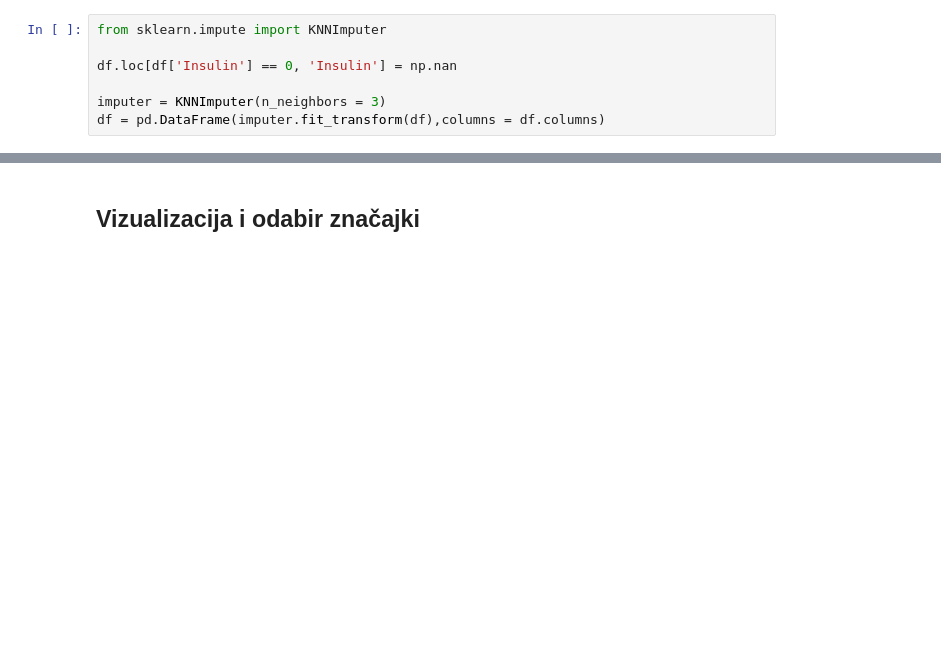
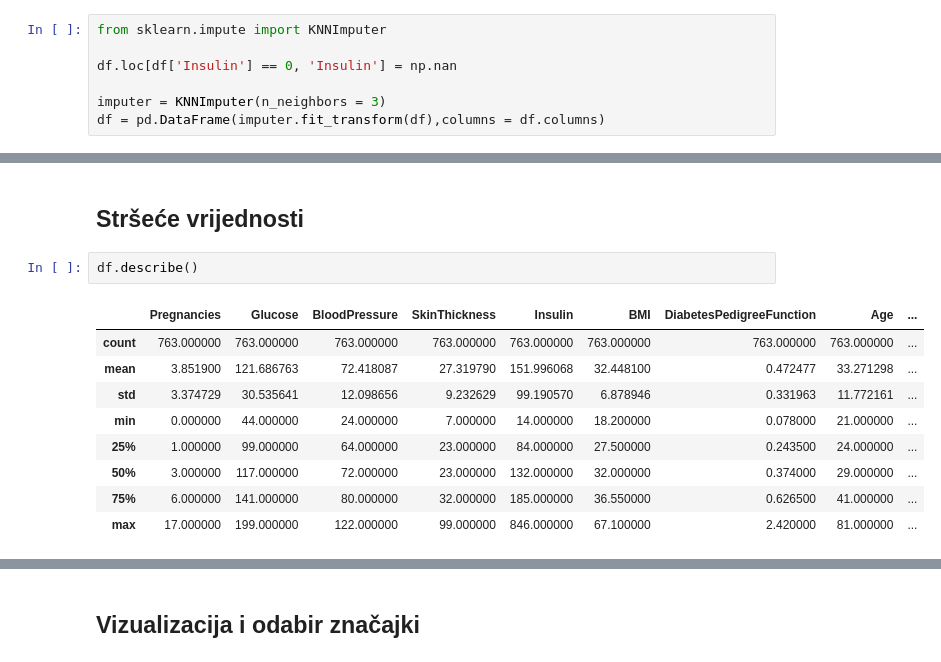
Before and after one commit to pb7932/UZOP, a Jupyter notebook: UZOP_PetarBenjak_diabetes.ipynb, the cells around one changed output, grey strips where cells are left out. Cells and saved outputs as stored; diff of their text form; blank space fills up the shorter version.

```diff
--- a/UZOP_PetarBenjak_diabetes.ipynb
+++ b/UZOP_PetarBenjak_diabetes.ipynb
@@ -210 +203,15 @@ Outcome                     65.104167
 dtype: float64
+# %% [markdown]
+## Stršeće vrijednosti
+# %%
+df.describe()
+# %% [output]
+|  | Pregnancies | Glucose | BloodPressure | SkinThickness | Insulin | BMI | DiabetesPedigreeFunction | Age | ... |
+| count | 763.000000 | 763.000000 | 763.000000 | 763.000000 | 763.000000 | 763.000000 | 763.000000 | 763.000000 | ... |
+| mean | 3.851900 | 121.686763 | 72.418087 | 27.319790 | 151.996068 | 32.448100 | 0.472477 | 33.271298 | ... |
+| std | 3.374729 | 30.535641 | 12.098656 | 9.232629 | 99.190570 | 6.878946 | 0.331963 | 11.772161 | ... |
+| min | 0.000000 | 44.000000 | 24.000000 | 7.000000 | 14.000000 | 18.200000 | 0.078000 | 21.000000 | ... |
+| 25% | 1.000000 | 99.000000 | 64.000000 | 23.000000 | 84.000000 | 27.500000 | 0.243500 | 24.000000 | ... |
+| 50% | 3.000000 | 117.000000 | 72.000000 | 23.000000 | 132.000000 | 32.000000 | 0.374000 | 29.000000 | ... |
+| 75% | 6.000000 | 141.000000 | 80.000000 | 32.000000 | 185.000000 | 36.550000 | 0.626500 | 41.000000 | ... |
+| max | 17.000000 | 199.000000 | 122.000000 | 99.000000 | 846.000000 | 67.100000 | 2.420000 | 81.000000 | ... |
```
Also changed, not shown: parts of 15 cells of this notebook.
